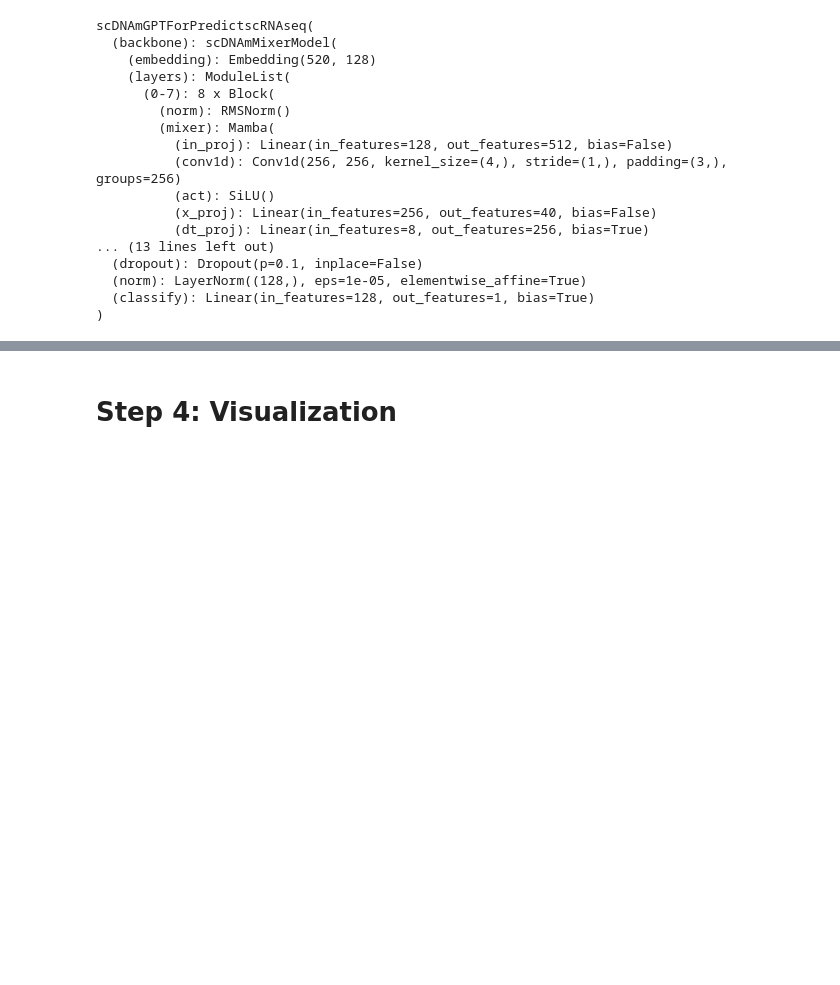
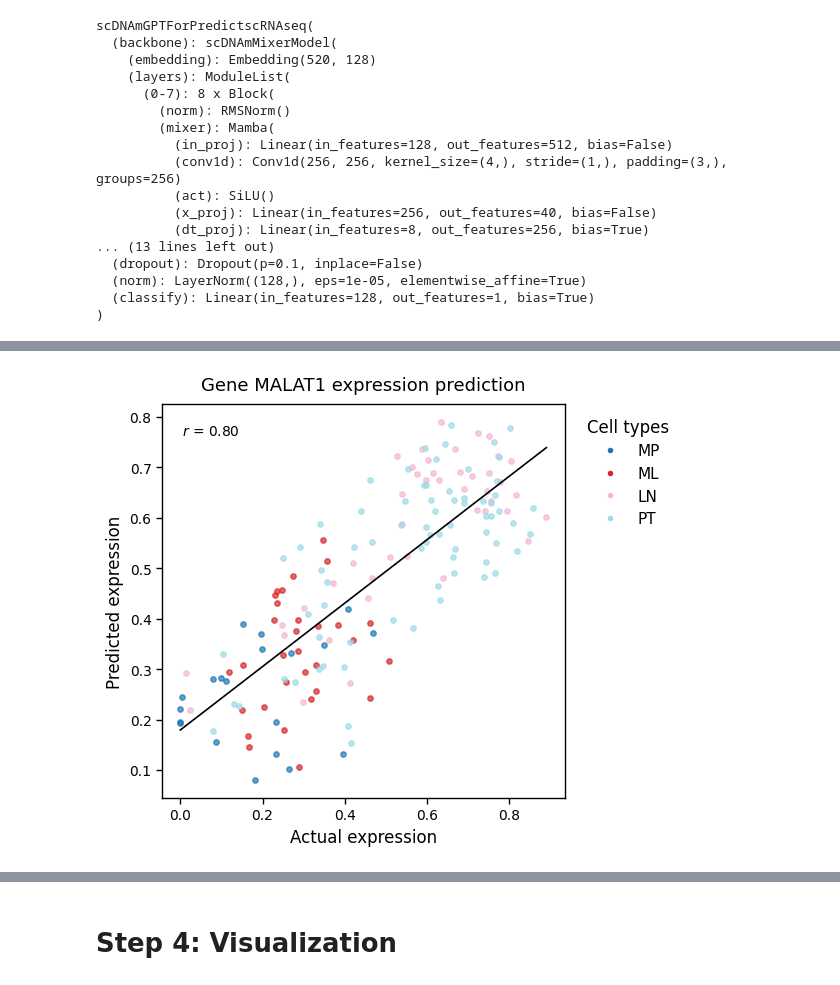
Before and after one commit to ChaoqiLiang/scDNAm-GPT, a Jupyter notebook: tutorials/4_quantitative_analysis_of_CpG.ipynb, the cells around one changed output, grey strips where cells are left out. Cells and saved outputs as stored; diff of their text form; code cells hidden in the pictures; blank space fills up the shorter version.

```diff
--- a/tutorials/4_quantitative_analysis_of_CpG.ipynb
+++ b/tutorials/4_quantitative_analysis_of_CpG.ipynb
@@ -123 +171,86 @@ scDNAmGPTForPredictscRNAseq(
+# %%
+import numpy as np
+import matplotlib.pyplot as plt
+import matplotlib.cm as cm
+from scipy.stats import pearsonr
+import matplotlib as mpl
+
+# ======== Global plotting settings ========
+mpl.rcParams.update({
+    'font.size': 10,
+    'axes.linewidth': 1,
+    'xtick.major.width': 1,
+    'ytick.major.width': 1,
+    'legend.frameon': False,
+    'xtick.direction': 'out',
+    'ytick.direction': 'out',
+    'pdf.fonttype': 42,  # embed text in PDF
+    'ps.fonttype': 42
+})
+
+def set_dark_border(ax):
+    """Add dark border around the axes"""
+    for spine in ax.spines.values():
+        spine.set_color("black")
+        spine.set_linewidth(1.0)
+
+# === Define cell type order (for consistent color & legend order) ===
+celltype_order = ["MP", "ML", "LN", "PT"]
+
+# === Define color map ===
+cmap = cm.get_cmap('tab20', len(celltype_order))
+color_map = {ct: cmap(i) for i, ct in enumerate(celltype_order)}
+
+# === Compute Pearson correlation coefficient ===
+r, _ = pearsonr(actual_exps, predictions)
+
+# === Create figure ===
+fig, ax = plt.subplots(figsize=(6, 5))
+
+# === Scatter plot by cell type ===
+for ct in celltype_order:
+    mask = np.array(celltypes) == ct
+    ax.scatter(
+        np.array(actual_exps)[mask],
+        np.array(predictions)[mask],
+        s=15,
+        alpha=0.7,
+        color=color_map[ct],
+        label=ct
+    )
+
+# === Global linear fit line ===
+fit = np.polyfit(actual_exps, predictions, deg=1)
+line_x = np.linspace(min(actual_exps), max(actual_exps), 100)
+line_y = np.polyval(fit, line_x)
+ax.plot(line_x, line_y, color='black', linewidth=1.2)
+
+# === Display Pearson r value ===
+ax.text(0.05, 0.95, f"$r$ = {r:.2f}", transform=ax.transAxes,
+        fontsize=10, va='top')
+
+# === Axis labels, title, and aesthetics ===
+ax.set_xlabel("Actual expression", fontsize=12)
+ax.set_ylabel("Predicted expression", fontsize=12)
+ax.set_title("Gene MALAT1 expression prediction", fontsize=13, pad=10)
+ax.tick_params(length=4, width=1)
+ax.grid(False)
+
+# === Legend (fixed order & color mapping) ===
+handles = [
+    plt.Line2D([0], [0], marker='o', color='w', label=ct,
+               markerfacecolor=color_map[ct], markersize=5)
+    for ct in celltype_order
+]
+ax.legend(handles=handles, title="Cell types",
+          bbox_to_anchor=(1.02, 1), loc='upper left',
+          title_fontsize=12, fontsize=11)
+
+# === Apply dark border ===
+set_dark_border(ax)
+fig.tight_layout()
+
+plt.show()
+# %% [output]
+[figure, added]
 # %% [markdown]
```
Also changed, not shown: parts of 7 cells of this notebook, 6 other files.
